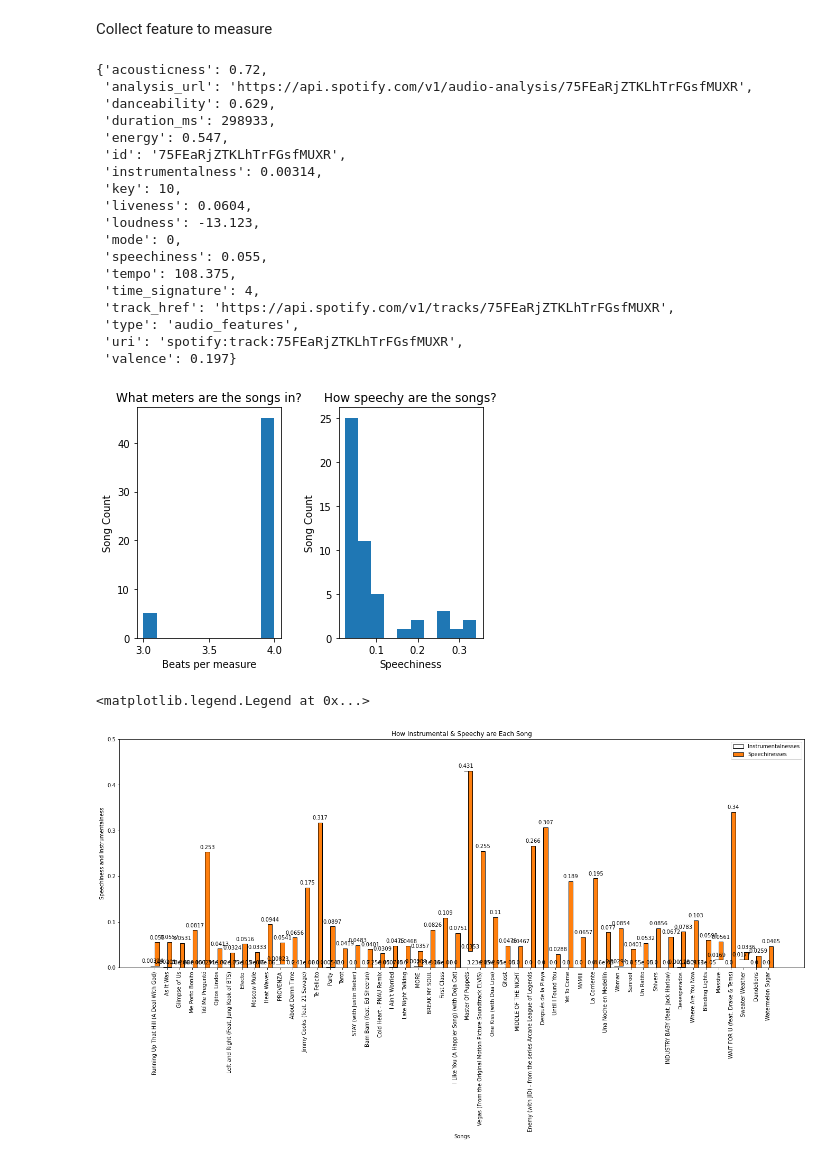
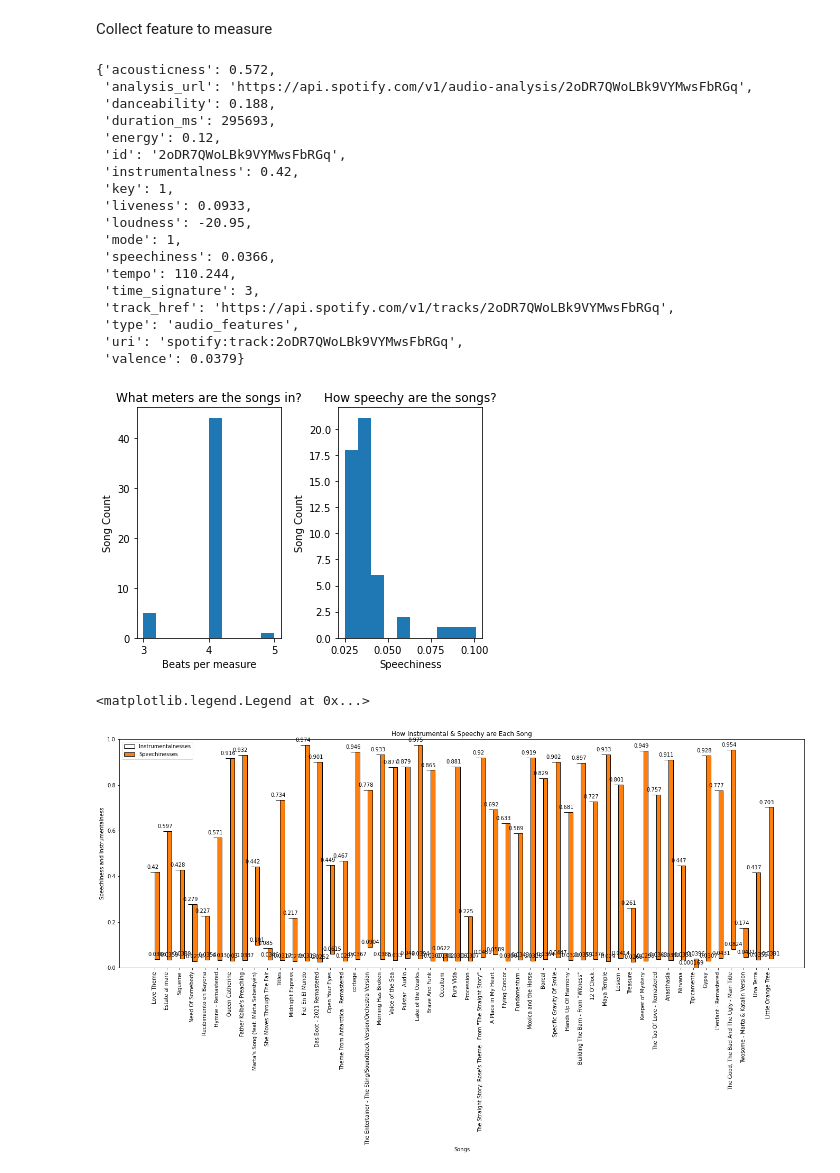
Before and after one commit to aqthai/spotify_analyzer, a Jupyter notebook: playlist_analyzer.ipynb, the cells around one changed output. Cells and saved outputs as stored; diff of their text form; code cells hidden in the pictures.

```diff
--- a/playlist_analyzer.ipynb
+++ b/playlist_analyzer.ipynb
@@ -8,16 +11,13 @@ import pprint
 
 %matplotlib inline
 # %%
-with open("secret.txt") as f:
-    secret_ls = f.readlines()
-    cid = secret_ls[0][:-1]
-    secret = secret_ls[1]
+config = dotenv_values('.env')
 
 #Authentication - without user
-client_credentials_manager = SpotifyClientCredentials(client_id=str(cid), client_secret=str(secret))
+client_credentials_manager = SpotifyClientCredentials(client_id=config['client_id'], client_secret=config['client_secret'])
 sp = spotipy.Spotify(client_credentials_manager = client_credentials_manager)
 
-playlist_link = "https://open.spotify.com/playlist/37i9dQZEVXbNG2KDcFcKOF?si=1333723a6eff4b7f"
+playlist_link = "https://open.spotify.com/playlist/37i9dQZF1E4DxWTWjR3190"
 playlist_URI = playlist_link.split("/")[-1].split("?")[0]
 track_uris = [x["track"]["uri"] for x in sp.playlist_tracks(playlist_URI)["items"]]
 # %% [markdown]
@@ -25,24 +25,24 @@ Collect feature to measure
 # %%
 pprint.pprint(sp.audio_features(track_uris)[0])
 # %% [output]
-{'acousticness': 0.72,
- 'analysis_url': 'https://api.spotify.com/v1/audio-analysis/75FEaRjZTKLhTrFGsfMUXR',
- 'danceability': 0.629,
- 'duration_ms': 298933,
- 'energy': 0.547,
- 'id': '75FEaRjZTKLhTrFGsfMUXR',
- 'instrumentalness': 0.00314,
- 'key': 10,
- 'liveness': 0.0604,
- 'loudness': -13.123,
- 'mode': 0,
- 'speechiness': 0.055,
- 'tempo': 108.375,
- 'time_signature': 4,
- 'track_href': 'https://api.spotify.com/v1/tracks/75FEaRjZTKLhTrFGsfMUXR',
+{'acousticness': 0.572,
+ 'analysis_url': 'https://api.spotify.com/v1/audio-analysis/2oDR7QWoLBk9VYMwsFbRGq',
+ 'danceability': 0.188,
+ 'duration_ms': 295693,
+ 'energy': 0.12,
+ 'id': '2oDR7QWoLBk9VYMwsFbRGq',
+ 'instrumentalness': 0.42,
+ 'key': 1,
+ 'liveness': 0.0933,
+ 'loudness': -20.95,
+ 'mode': 1,
+ 'speechiness': 0.0366,
+ 'tempo': 110.244,
+ 'time_signature': 3,
+ 'track_href': 'https://api.spotify.com/v1/tracks/2oDR7QWoLBk9VYMwsFbRGq',
  'type': 'audio_features',
- 'uri': 'spotify:track:75FEaRjZTKLhTrFGsfMUXR',
- 'valence': 0.197}
+ 'uri': 'spotify:track:2oDR7QWoLBk9VYMwsFbRGq',
+ 'valence': 0.0379}
 # %%
 instrumentalnesses = [features['instrumentalness'] for features in sp.audio_features(track_uris)]
 speechinesses = [features['speechiness'] for features in sp.audio_features(track_uris)]
@@ -70,7 +70,7 @@ plt.subplots_adjust(left=0.1,
                     wspace=0.4,
                     hspace=0.4)
 # %% [output]
-[figure, old version]
+[figure, new version]
 # %%
 def hat_graph(ax, xlabels, values, group_labels):
     """
@@ -96,32 +96,32 @@ def hat_graph(ax, xlabels, values, group_labels):
             ax.annotate(f'{height}',
                         xy=(rect.get_x() + rect.get_width() / 2, height),
                         xytext=(0, 4),  # 4 points vertical offset.
                         textcoords='offset points',
                         ha='center', va='bottom')
 
     values = np.asarray(values)
     x = np.arange(values.shape[1])
     ax.set_xticks(x)
     ax.set_xticklabels(xlabels, rotation=90)
     spacing = 0.3  # spacing between hat groups
     width = (1 - spacing) / values.shape[0]
     heights0 = values[0]
     for i, (heights, group_label) in enumerate(zip(values, group_labels)):
         style = {'fill': False} if i == 0 else {'edgecolor': 'black'}
         rects = ax.bar(x - spacing/2 + i * width, heights - heights0,
                        width, bottom=heights0, label=group_label, **style)
         label_bars(heights, rects)
 
 xlabels = [x["track"]["name"] for x in sp.playlist_tracks(playlist_URI)["items"]]
 
 fig = plt.figure()
 ax = fig.add_axes([0.1, 0.1, 3.0, 1.5])
 hat_graph(ax, xlabels, [instrumentalnesses, speechinesses], ['Instrumentalnesses', 'Speechinesses'])
 ax.set_xlabel('Songs')
 ax.set_ylabel('Speechiness and Instrumentalness')
-ax.set_ylim(0, .5)
+ax.set_ylim(0, 1)
 ax.set_title('How Instrumental & Speechy are Each Song')
 ax.legend()
 # %% [output]
 <matplotlib.legend.Legend at 0x...>
-[figure, old version]
+[figure, new version]
```
Also changed, not shown: parts of 4 cells of this notebook, 1 other file.
